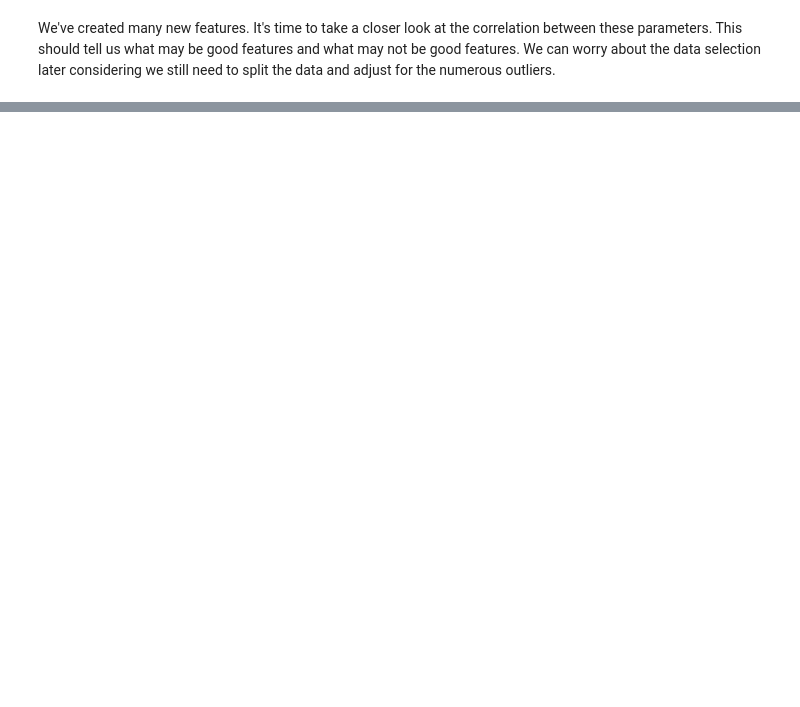
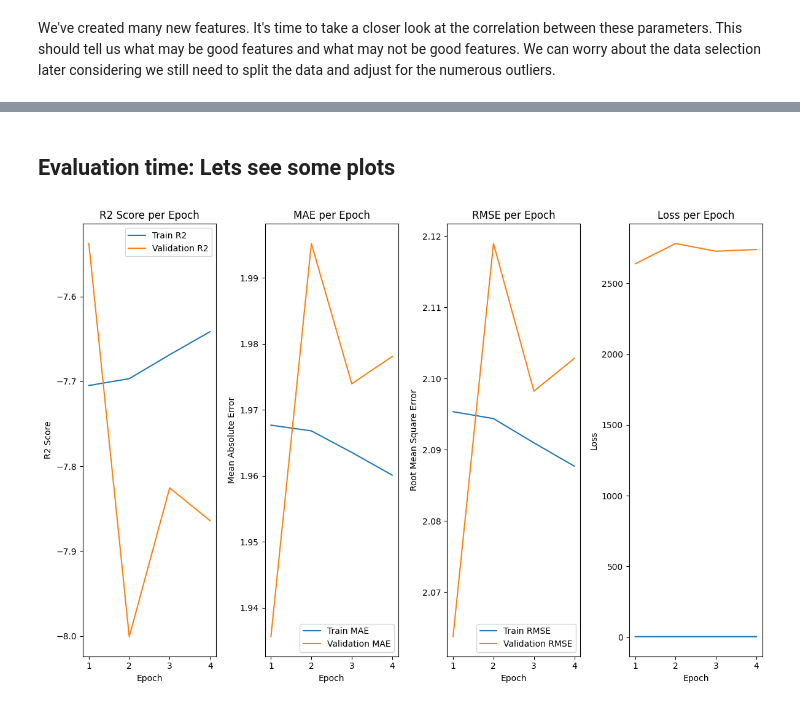
Before and after one commit to eitanzeev/-_bio_challenge, a Jupyter notebook: a_alpha_data_exploration.ipynb, the cells around one changed output, grey strips where cells are left out. Saved outputs shown, nothing was run; the diff lists cells and outputs as text; code cells hidden in the pictures; blank space fills up the shorter version.

```diff
--- a/a_alpha_data_exploration.ipynb
+++ b/a_alpha_data_exploration.ipynb
@@ -316,0 +456,3 @@ Based off of the analysis above it seems that many of the created features (part
+# %%
+#Select method
+method = "CNN"
@@ -316,0 +621,15 @@ Based off of the analysis above it seems that many of the created features (part
+# %%
+
+
+for i, (sequences, aa_features, labels) in enumerate(train_loader):
+    print(f"Batch {i+1}")
+    print("Sequences Shape:", sequences.shape)
+    print("Features Shape:", aa_features.shape)
+    print("Labels Shape:", labels.shape)
+
+    print("Sample Sequences:", sequences[0])  # Show the first sequence of the batch
+    print("Sample AA Features:", aa_features[0])    # Show the first set of features of the batch
+    print("Sample Labels:", labels[0])        # Show the first label of the batch
+
+    if i == 1:  # Limit to printing details for the first two batches only
+        break
@@ -316,0 +1089,45 @@ Based off of the analysis above it seems that many of the created features (part
+# %% [markdown]
+## Evaluation time: Lets see some plots
+# %%
+epochs = range(1, num_epochs + 1)
+plt.figure(figsize=(12, 8))
+
+# Example of plotting R-squared scores for training and validation
+plt.subplot(1, 4, 1)
+plt.plot(epochs, history['train_r2'], label='Train R2')
+plt.plot(epochs, history['val_r2'], label='Validation R2')
+plt.title('R2 Score per Epoch')
+plt.xlabel('Epoch')
+plt.ylabel('R2 Score')
+plt.legend()
+
+# Plotting MAE and RMSE similarly
+plt.subplot(1, 4, 2)
+plt.plot(epochs, history['train_mae'], label='Train MAE')
+plt.plot(epochs, history['val_mae'], label='Validation MAE')
+plt.title('MAE per Epoch')
+plt.xlabel('Epoch')
+plt.ylabel('Mean Absolute Error')
+plt.legend()
+
+plt.subplot(1, 4, 3)
+plt.plot(epochs, history['train_rmse'], label='Train RMSE')
+plt.plot(epochs, history['val_rmse'], label='Validation RMSE')
+plt.title('RMSE per Epoch')
+plt.xlabel('Epoch')
+plt.ylabel('Root Mean Square Error')
+plt.legend()
+
+#Let plot the loss
+plt.subplot(1,4,4)
+plt.plot(epochs, history['train_loss'], label = 'Training Loss')
+plt.plot(epochs, history['val_loss'], label = 'Validation Loss')
+plt.title('Loss per Epoch')
+plt.xlabel('Epoch')
+plt.ylabel('Loss')
+plt.legend
+
+plt.tight_layout()
+plt.show()
+# %% [output]
+[figure, added]
```
Also changed, not shown: parts of 28 cells of this notebook.
